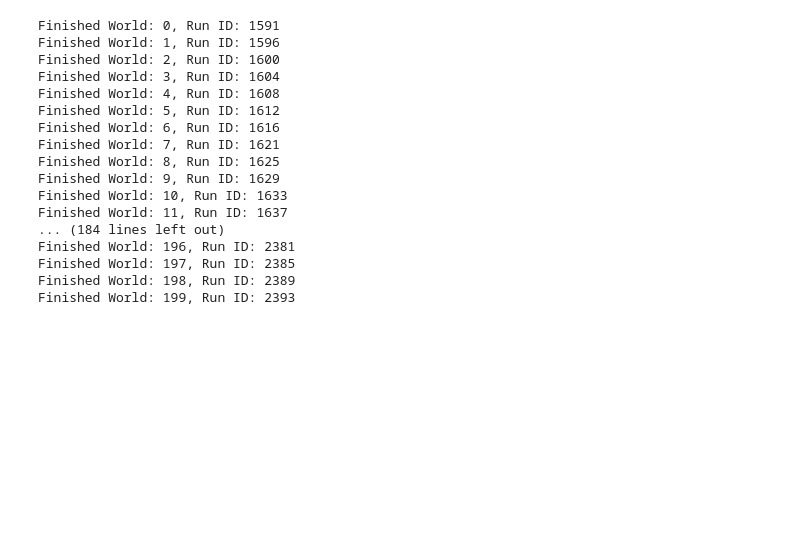
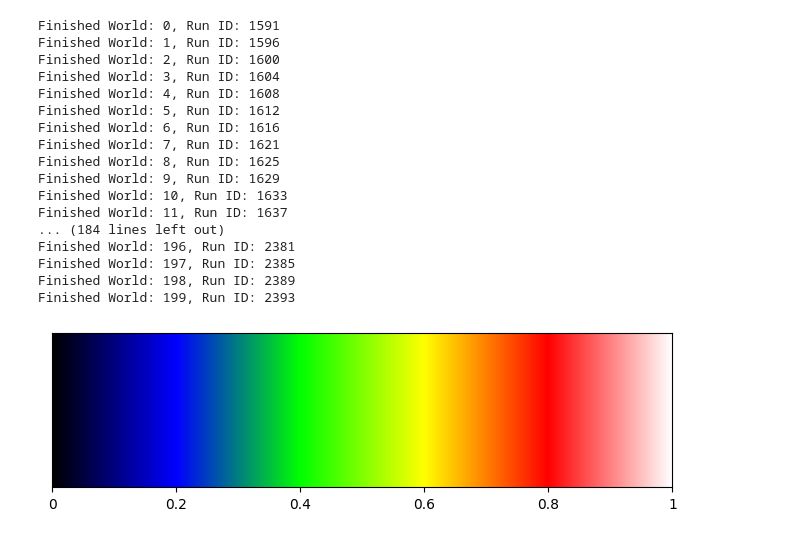
Before and after one commit to MichelFaloughi/bachelor-project, a Jupyter notebook: main1.ipynb, the cells around one changed output. Drawn from its saved outputs; the diff is of its cells as text; code cells hidden in the pictures; blank space fills up the shorter version.

```diff
--- a/main1.ipynb
+++ b/main1.ipynb
@@ -145,3 +145,53 @@ Finished World: 196, Run ID: 2381
 Finished World: 197, Run ID: 2385
 Finished World: 198, Run ID: 2389
 Finished World: 199, Run ID: 2393
+# %%
+import numpy as np
+import matplotlib.pyplot as plt
+
+# Function to generate colormap
+def get_rgb_tuple_from_fraction(fraction):
+    assert 0 <= fraction <= 1, "Fraction must be between 0 and 1 inclusive."
+
+    if fraction <= 0.2:  # Black to Blue
+        red = 0
+        green = 0
+        blue = int((fraction / 0.2) * 255)
+    elif fraction <= 0.4:  # Blue to Green
+        red = 0
+        green = int(((fraction - 0.2) / 0.2) * 255)
+        blue = 255 - green
+    elif fraction <= 0.6:  # Green to Yellow
+        red = int(((fraction - 0.4) / 0.2) * 255)
+        green = 255
+        blue = 0
+    elif fraction <= 0.8:  # Yellow to Red
+        red = 255
+        green = 255 - int(((fraction - 0.6) / 0.2) * 255)
+        blue = 0
+    else:  # Red to White
+        red = 255
+        green = int(((fraction - 0.8) / 0.2) * 255)
+        blue = green
+
+    return (red / 255, green / 255, blue / 255)
+
+# Generate the colormap
+fractions = np.linspace(0, 1, 1000)  # 1000 color steps
+colors = [get_rgb_tuple_from_fraction(f) for f in fractions]
+
+# Create the figure
+fig, ax = plt.subplots(figsize=(8, 2))
+ax.imshow([colors], aspect="auto", extent=[0, 1, 0, 0.2])
+ax.set_xticks([0, 0.2, 0.4, 0.6, 0.8, 1])
+ax.set_xticklabels(["0", "0.2", "0.4", "0.6", "0.8", "1"])
+ax.set_yticks([])
+# ax.set_title(" Colormap to show degree of clusteredness")
+
+# Save the figure
+plt.savefig("custom_colormap.png", dpi=300, bbox_inches="tight")
+
+# Show the figure
+plt.show()
+# %% [output]
+[figure, added]
```
Also changed, not shown: 3 other files.
